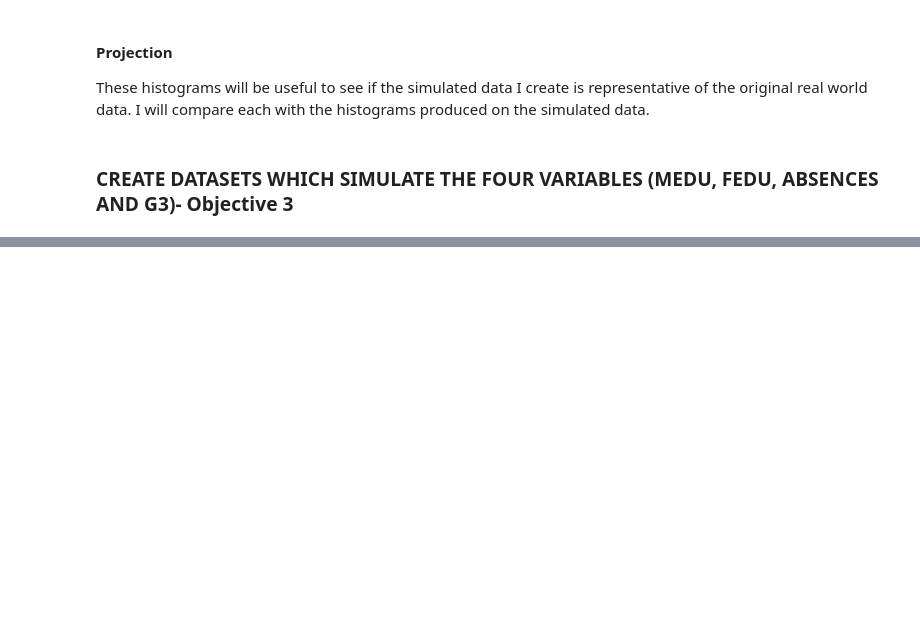
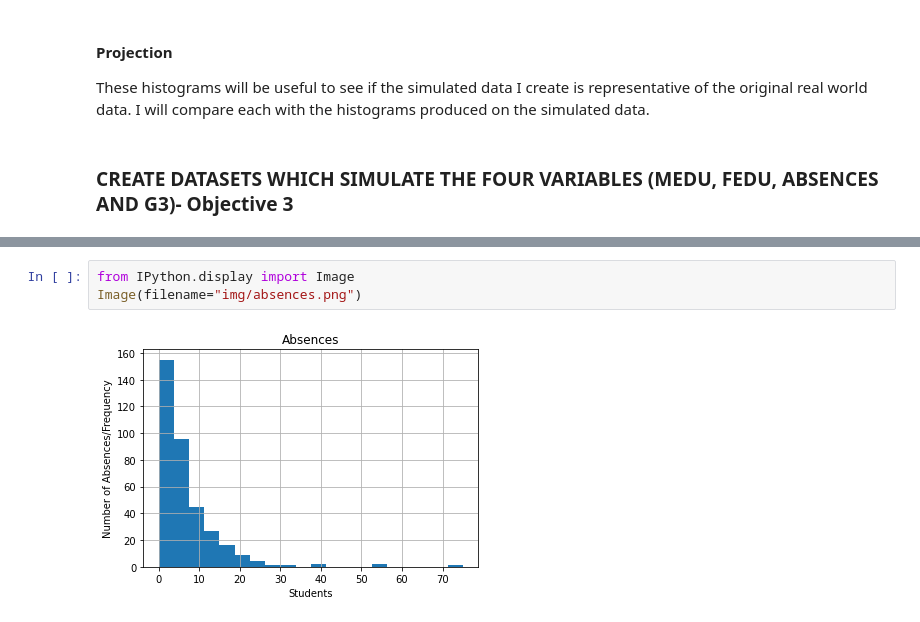
Before and after one commit to mobm65/Educational-Attainment---PDA-Project, a Jupyter notebook: PDA Project.ipynb, the cells around one changed output, grey strips where cells are left out. Saved outputs shown, nothing was run; the diff lists cells and outputs as text; blank space fills up the shorter version.

```diff
--- a/PDA Project.ipynb
+++ b/PDA Project.ipynb
@@ -486,3 +735,8 @@ plt.ylabel("Number of Absent Days/Frequency")
+# %%
+from IPython.display import Image
+Image(filename="img/absences.png")
+# %% [output]
+[figure, added]
 # %%
 # Creating a dataset to simulate G3
 
```
Also changed, not shown: parts of 42 cells of this notebook, 4 other files.
